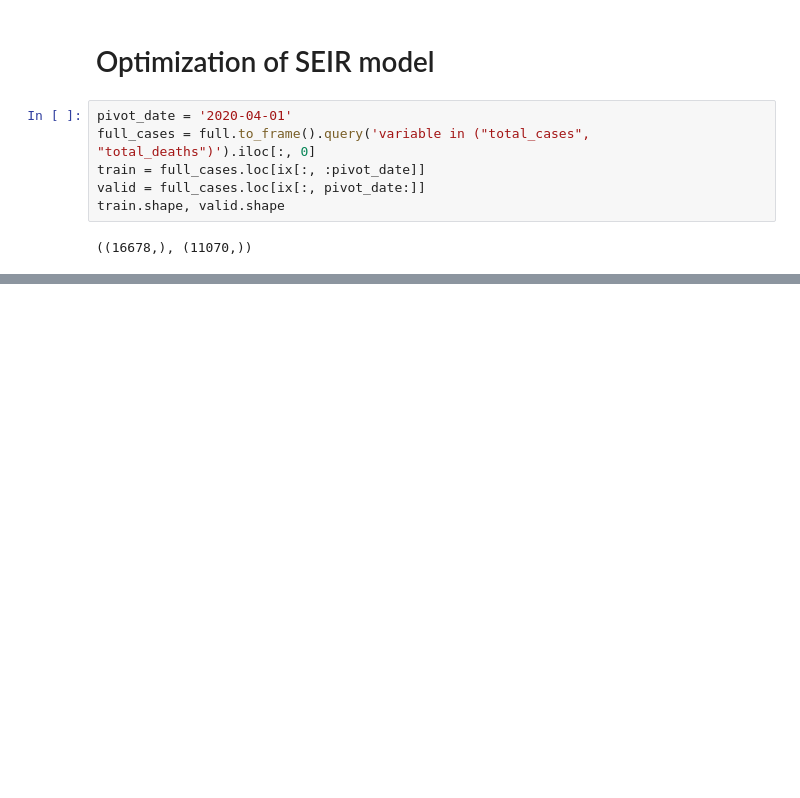
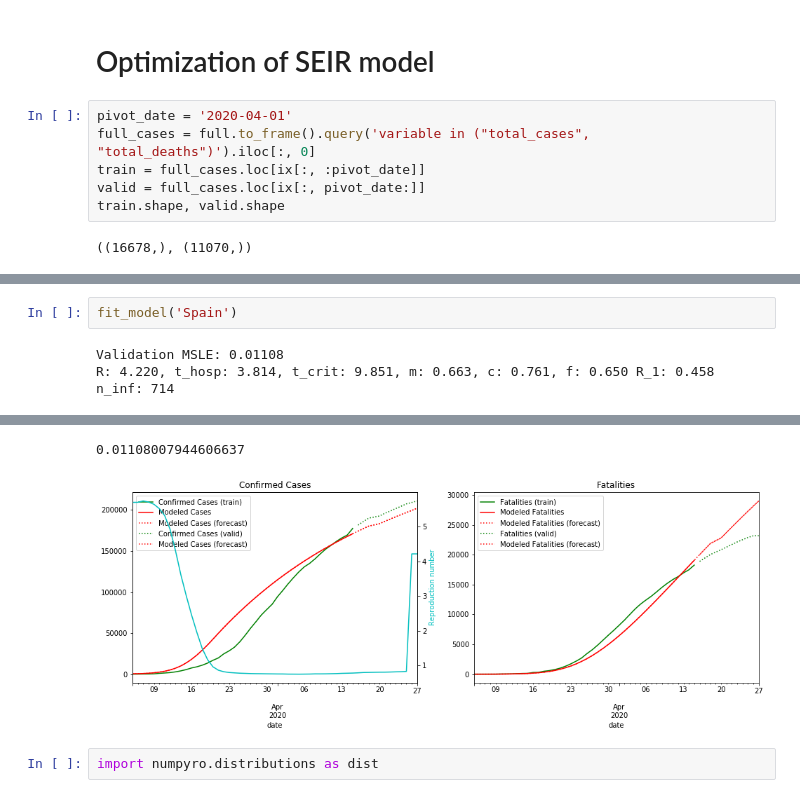
Before and after one commit to horaceg/uncover, a Jupyter notebook: working/Measures and rate.ipynb, the cells around one changed output, grey strips where cells are left out. Cells and saved outputs as stored; diff of their text form; blank space fills up the shorter version.

```diff
--- a/working/Measures and rate.ipynb
+++ b/working/Measures and rate.ipynb
@@ -1032,0 +1015,5 @@ ValueError: Found input variables with inconsistent numbers of samples: [27, 0]
+# %%
+fit_model('Spain')
+# %% [output]
+Validation MSLE: 0.01108
+R: 4.220, t_hosp: 3.814, t_crit: 9.851, m: 0.663, c: 0.761, f: 0.650 R_1: 0.458 n_inf: 714
@@ -1032,0 +1021,4 @@ ValueError: Found input variables with inconsistent numbers of samples: [27, 0]
+0.01108007944606637
+[figure, added]
+# %%
+import numpyro.distributions as dist
```
Also changed, not shown: parts of 12 cells of this notebook, 4 other files.
